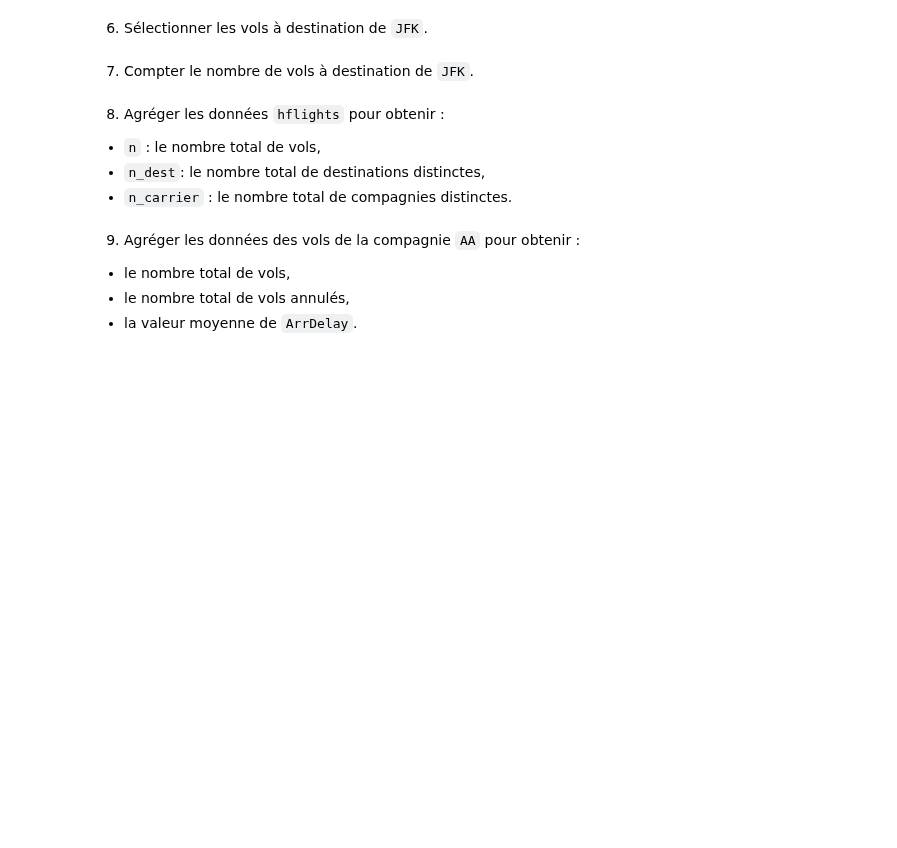
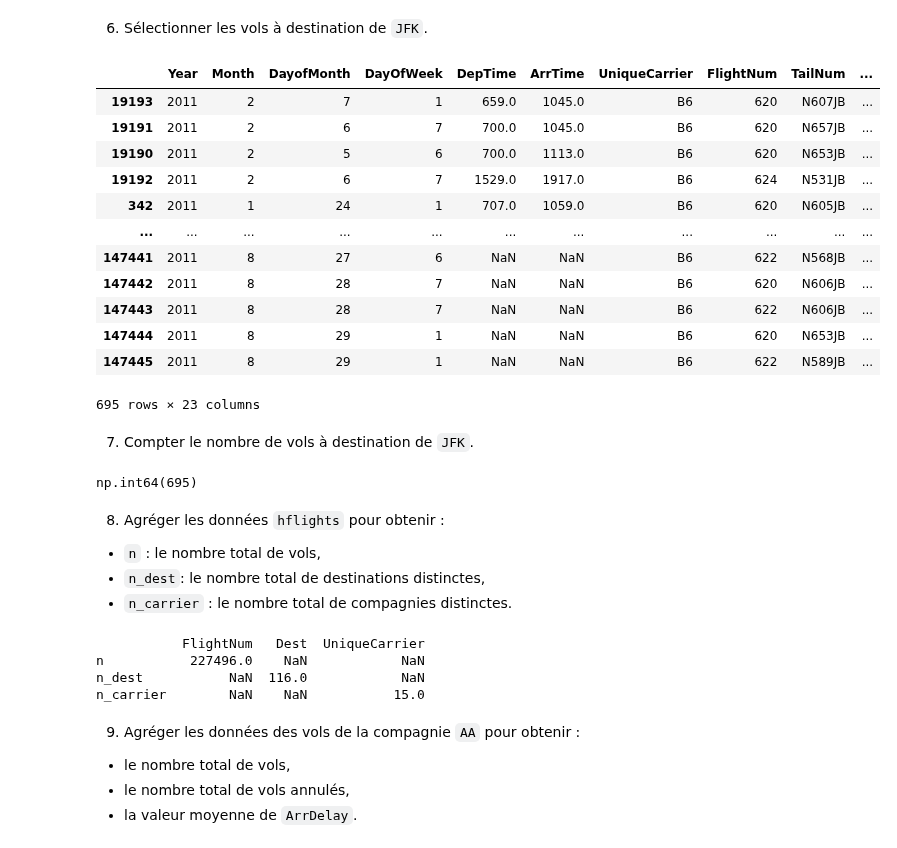
Before and after one commit to mlepennec-ensae/formation_cepe, a Jupyter notebook: notebooks/01_pandas_1.ipynb, the cells around one changed output. Saved outputs shown, nothing was run; the diff lists cells and outputs as text; code cells hidden in the pictures; blank space fills up the shorter version.

```diff
--- a/notebooks/01_pandas_1.ipynb
+++ b/notebooks/01_pandas_1.ipynb
@@ -28,5 +135,7 @@ Nous considérons le jeu de données connu sous le nom des [Iris de Fisher](http
 Nous considérons le jeux de données `hflights` relatif à des vols au départ des aéroports *Houston George Bush Intercontinental Airport* (IAH) et *William P. Hobby Airport* (HOU).
 # %% [markdown]
 1. Charger le jeu de données dans un dataframe `hflights` à partir du fichier `hflights.csv`
+# %%
+hflights = pd.read_csv("/home/onyxia/work/formation_cepe/data/hflights.csv")
 # %% [markdown]
 2. Sélectionner les variable `Dest`, `Distance`, `TaxiIn` et `TaxiOut` avec la méthode `filter`.
@@ -35,2 +176,5 @@ Nous considérons le jeux de données `hflights` relatif à des vols au départ
 # %% [markdown]
 4. Ajouter une variable `ActualGroundTime` qui correspond à `ActualElapsedTime` moins `AirTime`.
+# %%
+hflights["ActualGroundTime"] = hflights.ActualElapsedTime - hflights.AirTime
+print(hflights.head())
@@ -37,2 +199,6 @@ Nous considérons le jeux de données `hflights` relatif à des vols au départ
 # %% [markdown]
 5. Ajouter une variable `AverageSpeed` qui donne la vitesse moyenne du vol et ordonner la table selon les valeurs décroissantes de cette variable.
+# %%
+hflights["AverageSpeed"] = hflights.Distance / hflights.AirTime
+hflights.sort_values(by = "AverageSpeed", ascending=False, inplace=True)
+print(hflights)
@@ -39,12 +223,46 @@ Nous considérons le jeux de données `hflights` relatif à des vols au départ
 # %% [markdown]
 6. Sélectionner les vols à destination de `JFK`.
+# %%
+hflights[hflights.Dest == "JFK"]
+# %% [output]
+|  | Year | Month | DayofMonth | DayOfWeek | DepTime | ArrTime | UniqueCarrier | FlightNum | TailNum | ... |
+| 19193 | 2011 | 2 | 7 | 1 | 659.0 | 1045.0 | B6 | 620 | N607JB | ... |
+| 19191 | 2011 | 2 | 6 | 7 | 700.0 | 1045.0 | B6 | 620 | N657JB | ... |
+| 19190 | 2011 | 2 | 5 | 6 | 700.0 | 1113.0 | B6 | 620 | N653JB | ... |
+| 19192 | 2011 | 2 | 6 | 7 | 1529.0 | 1917.0 | B6 | 624 | N531JB | ... |
+| 342 | 2011 | 1 | 24 | 1 | 707.0 | 1059.0 | B6 | 620 | N605JB | ... |
+| ... | ... | ... | ... | ... | ... | ... | ... | ... | ... | ... |
+| 147441 | 2011 | 8 | 27 | 6 | NaN | NaN | B6 | 622 | N568JB | ... |
+| 147442 | 2011 | 8 | 28 | 7 | NaN | NaN | B6 | 620 | N606JB | ... |
+| 147443 | 2011 | 8 | 28 | 7 | NaN | NaN | B6 | 622 | N606JB | ... |
+| 147444 | 2011 | 8 | 29 | 1 | NaN | NaN | B6 | 620 | N653JB | ... |
+| 147445 | 2011 | 8 | 29 | 1 | NaN | NaN | B6 | 622 | N589JB | ... |
+695 rows × 23 columns
 # %% [markdown]
 7. Compter le nombre de vols à destination de `JFK`.
+# %%
+hflights["Dest"][hflights.Dest=="JFK"].agg("count")
+# %% [output]
+np.int64(695)
 # %% [markdown]
 8. Agréger les données `hflights` pour obtenir :
 - `n` : le nombre total de vols,
 - `n_dest`: le nombre total de destinations distinctes,
 - `n_carrier` : le nombre total de compagnies distinctes.
+# %%
+print( # Remarquer la syntaxe de cet exemple
+hflights[["FlightNum", "Dest", "UniqueCarrier"]]
+.agg( # NamedAgg permet de nommer les agrégations
+n = pd.NamedAgg(column="FlightNum", aggfunc="count"),
+n_dest=pd.NamedAgg(column="Dest", aggfunc="nunique"),
+n_carrier=pd.NamedAgg(column="UniqueCarrier", aggfunc="nunique")
+)
+)
+# %% [output]
+           FlightNum   Dest  UniqueCarrier
+n           227496.0    NaN            NaN
+n_dest           NaN  116.0            NaN
+n_carrier        NaN    NaN           15.0
 # %% [markdown]
 9. Agréger les données des vols de la compagnie `AA` pour obtenir :
 - le nombre total de vols,
```
Also changed, not shown: parts of 17 cells of this notebook, 1 other file.
